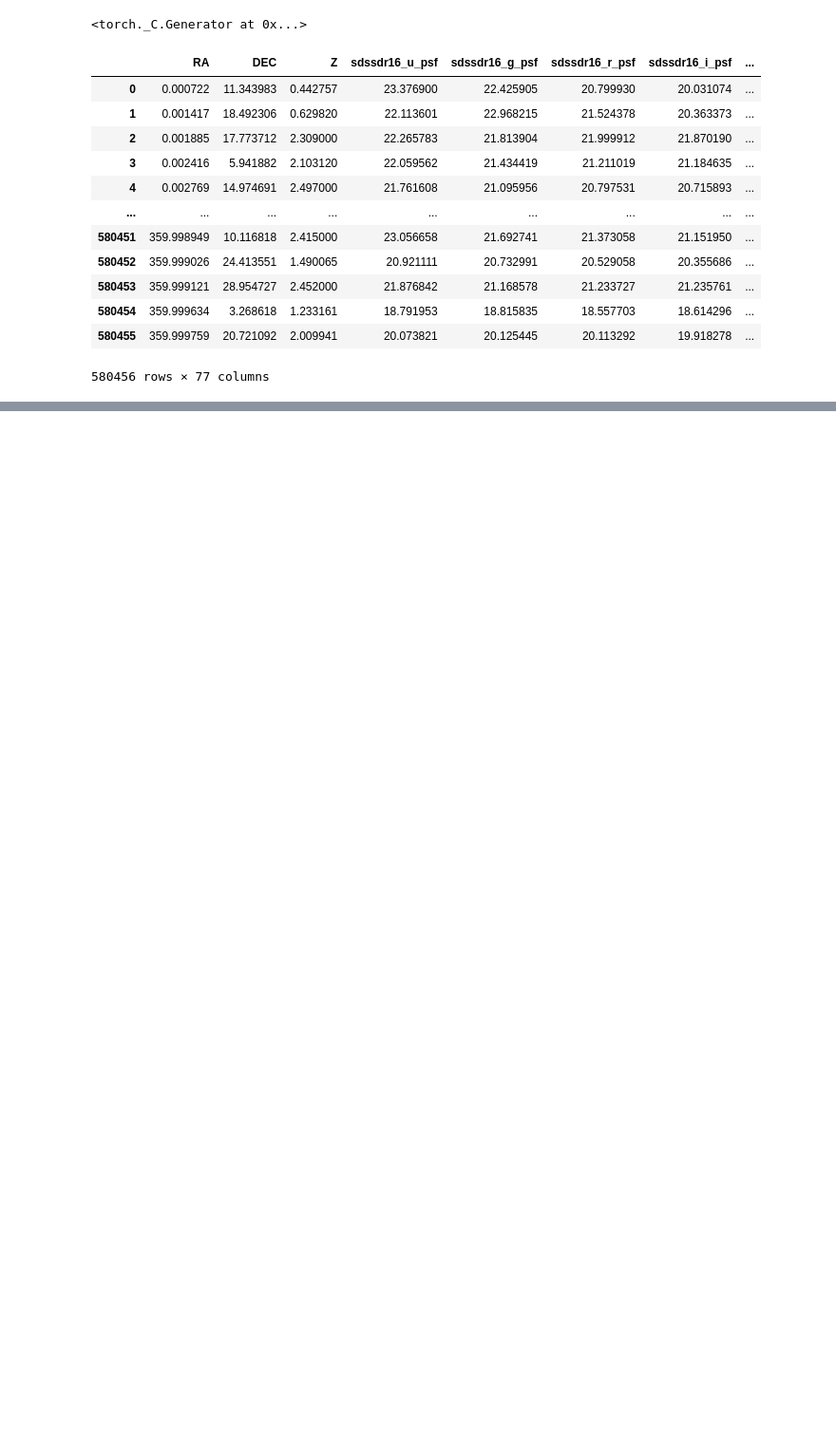
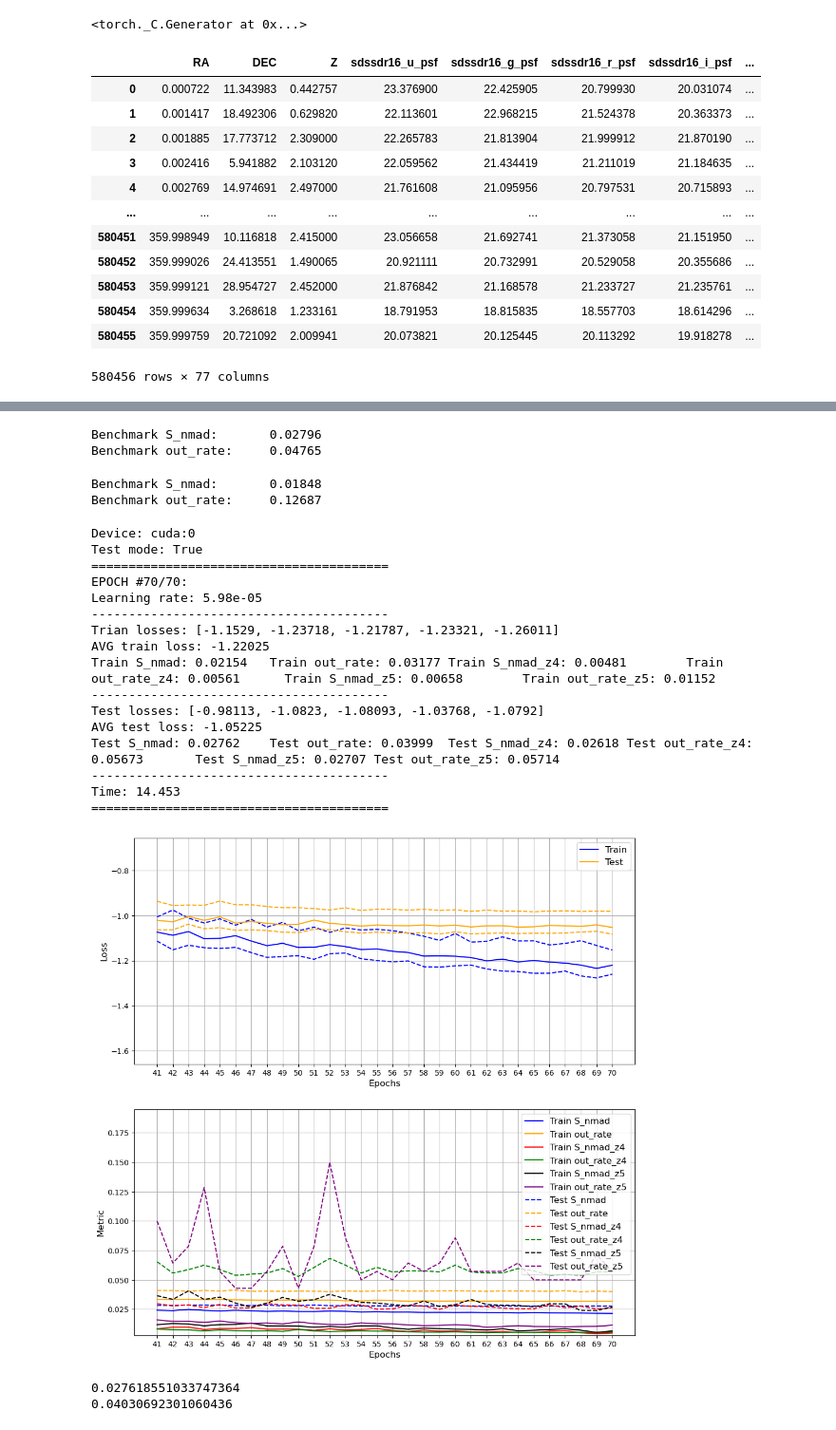
Before and after one commit to SVasi1yev/MSU_quasars, a Jupyter notebook: deep_ensambles_photo_z.ipynb, the cells around one changed output, grey strips where cells are left out. Shown at 95% size. Saved outputs shown, nothing was run; the diff lists cells and outputs as text; code cells hidden in the pictures; blank space fills up the shorter version.

```diff
--- a/deep_ensambles_photo_z.ipynb
+++ b/deep_ensambles_photo_z.ipynb
@@ -291,5 +507,9 @@ def out_rate(true, preds):
 # %%
 train_20_35_01 = train_20[train_20['fold'] == 0].dropna()[['RA', 'DEC', 'Z'] + features_list + ['max35_z', 'conf35_z']]
-X_01, y_01 = train_20_35_01[features_list].values.astype(float), train_20_35_01['Z'].values.astype(float)
+X_01_init, y_01 = train_20_35_01[features_list].values.astype(float), train_20_35_01['Z'].values.astype(float)
+scaler = StandardScaler().fit(X_01_init)
+X_01 = scaler.transform(X_01_init)
+
 train_20_35_02 = train_20[train_20['fold'] == 1].dropna()[['RA', 'DEC', 'Z'] + features_list + ['max35_z', 'conf35_z']]
-X_02, y_02 = train_20_35_02[features_list].values.astype(float), train_20_35_02['Z'].values.astype(float)
+X_02_init, y_02 = train_20_35_02[features_list].values.astype(float), train_20_35_02['Z'].values.astype(float)
+X_02 = scaler.transform(X_02_init)
@@ -398,0 +516,62 @@ EPOCH #7/100:
+# %%
+ens = DeepEnsemble_GMM(
+    MLP_GMM,
+    {'sizes': [X_01.shape[1], 400, 400, 400, 400, 400, 400, 3], 'p': 0.0},
+    5, device
+)
+optimizer = torch.optim.Adam
+scheduler = torch.optim.lr_scheduler.ExponentialLR
+# %%
+print(f'Benchmark S_nmad:\t{round(sigma_nmad(train_20_35_02["Z"], train_20_35_02["max35_z"]), 5)}')
+print(f'Benchmark out_rate:\t{round(out_rate(train_20_35_02["Z"], train_20_35_02["max35_z"]), 5)}')
+# %% [output]
+Benchmark S_nmad:       0.02796
+Benchmark out_rate:     0.04765
+# %%
+m = (train_20_35_02['Z'] > 5)
+print(f'Benchmark S_nmad:\t{round(sigma_nmad(train_20_35_02["Z"][m], train_20_35_02["max35_z"][m]), 5)}')
+print(f'Benchmark out_rate:\t{round(out_rate(train_20_35_02["Z"][m], train_20_35_02["max35_z"][m]), 5)}')
+# %% [output]
+Benchmark S_nmad:       0.01848
+Benchmark out_rate:     0.12687
+# %%
+ens.fit(
+    X_train=X_01,
+    y_train=y_01,
+    X_test=X_02,
+    y_test=y_02,
+    epochs=70,
+    batch_size=2**13,
+    shuffle=True,
+    high_z_mult=100,
+    z_thr=4.5,
+    optimizer=optimizer,
+    optimizer_args={'lr': 0.001, 'weight_decay': 0.001},
+    scheduler=scheduler,
+    scheduler_args={'gamma': 0.96},
+    verbose=True,
+    metrics={
+        'S_nmad': sigma_nmad, 'out_rate': out_rate,
+        'S_nmad_z4': sigma_nmad_z4, 'out_rate_z4': out_rate_z4,
+        'S_nmad_z5': sigma_nmad_z5, 'out_rate_z5': out_rate_z5,
+        # 'S_nmad_z6': sigma_nmad_z6, 'out_rate_z6': out_rate_z6,
+    }
+);
+# %% [output]
+Device: cuda:0
+Test mode: True
+========================================
+EPOCH #70/70:
+Learning rate: 5.98e-05
+----------------------------------------
+Trian losses: [-1.1529, -1.23718, -1.21787, -1.23321, -1.26011]
+AVG train loss: -1.22025
+Train S_nmad: 0.02154   Train out_rate: 0.03177 Train S_nmad_z4: 0.00481        Train out_rate_z4: 0.00561      Train S_nmad_z5: 0.00658        Train out_rate_z5: 0.01152
+----------------------------------------
+Test losses: [-0.98113, -1.0823, -1.08093, -1.03768, -1.0792]
+AVG test loss: -1.05225
+Test S_nmad: 0.02762    Test out_rate: 0.03999  Test S_nmad_z4: 0.02618 Test out_rate_z4: 0.05673       Test S_nmad_z5: 0.02707 Test out_rate_z5: 0.05714
+----------------------------------------
+Time: 14.453
+========================================
+[figure, added]
@@ -399 +582,8 @@ EPOCH #7/100:
+# %%
+epoch_pi, epoch_mu, epoch_sigma, mode, sigma = ens.predict(X_02)
+print(sigma_nmad(y_02, mode))
+print(out_rate(y_02, mode))
+# %% [output]
+0.027618551033747364
+0.04030692301060436
 # %%
```
Also changed, not shown: parts of 34 cells of this notebook.
